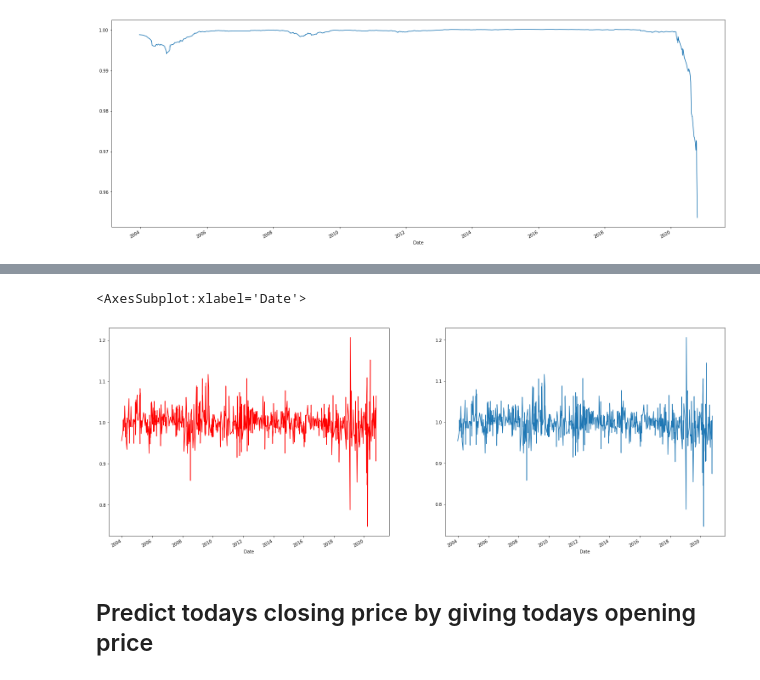
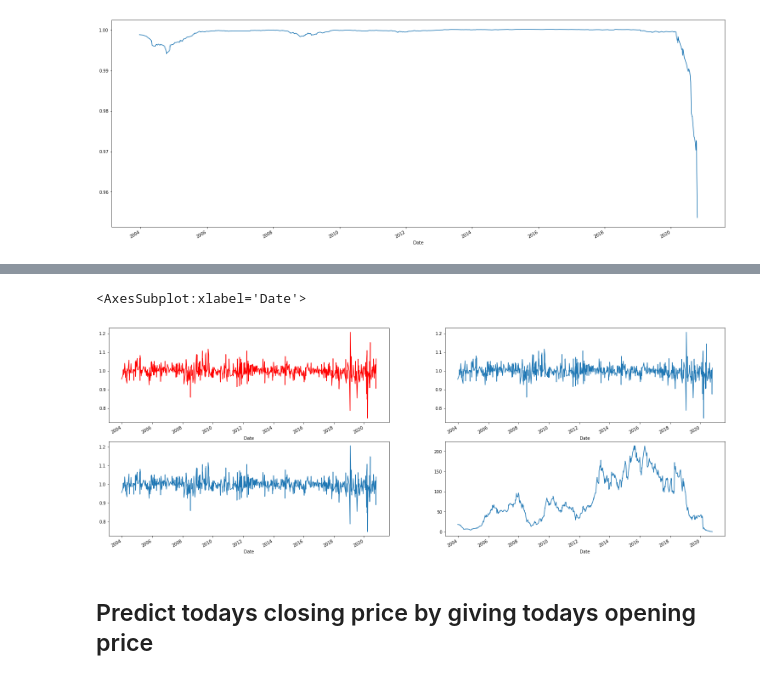
Before and after one commit to anafvana/DAVE3625_Oblig2, a Jupyter notebook: linear_models.ipynb, the cells around one changed output, grey strips where cells are left out. Saved outputs shown, nothing was run; the diff lists cells and outputs as text; code cells hidden in the pictures.

```diff
--- a/linear_models.ipynb
+++ b/linear_models.ipynb
@@ -125,0 +121,6 @@ diffSGD_LR.plot(figsize=(26,10))
+# %%
+diffAct_LR = df2['Actual']/df2['LR']
+diffAct_SGD = df2['Actual']/df2['SGD']
+
+meanVal = (df2['LR']+df2['SGD'])/2
+diffMeanAct = df2['Actual']/meanVal
@@ -126,13 +141,15 @@ diffSGD_LR.plot(figsize=(26,10))
 # %%
 import matplotlib.pyplot as plt
 
-fig, axes = plt.subplots(nrows=1, ncols=2)
+fig, axes = plt.subplots(nrows=2, ncols=2)
 
-diffAct_SGD.plot(figsize=(26,10), color = "Red", ax=axes[0])
-diffAct_LR.plot(figsize=(26,10), ax=axes[1])
+diffAct_SGD.plot(figsize=(26,10), color = "Red", ax=axes[0,0])
+diffAct_LR.plot(figsize=(26,10), ax=axes[0,1])
+diffMeanAct.plot(figsize=(26,10), ax=axes[1,0])
+df2['Actual'].plot(figsize=(26,10), ax=axes[1,1])
 # %% [output]
 <AxesSubplot:xlabel='Date'>
-[figure, old version]
+[figure, new version]
 # %% [markdown]
 ## Predict todays closing price by giving todays opening price
 # %%
```
Also changed, not shown: parts of 2 cells of this notebook.
